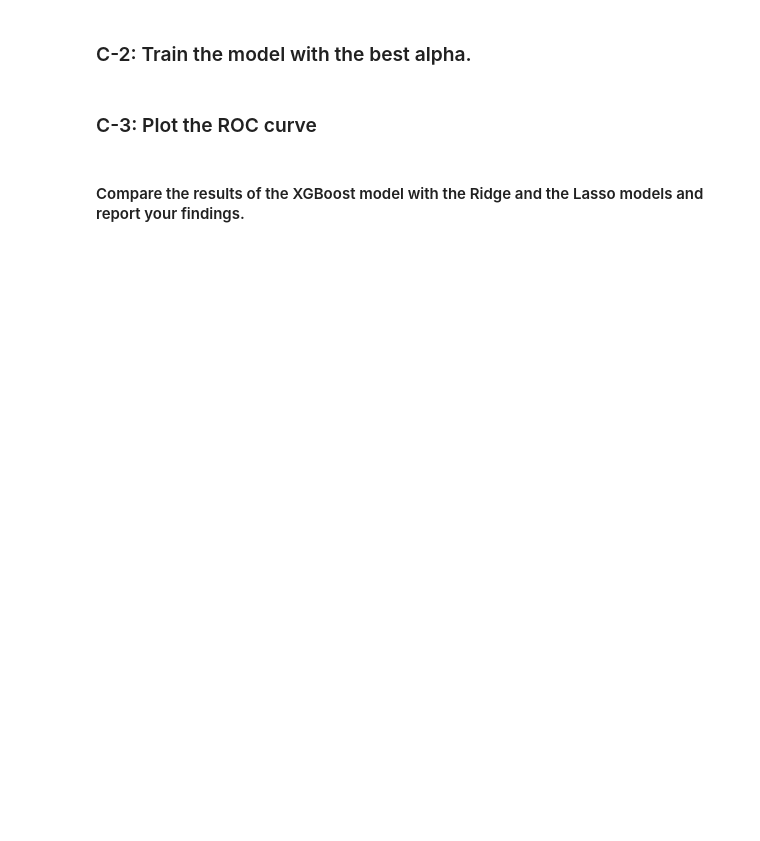
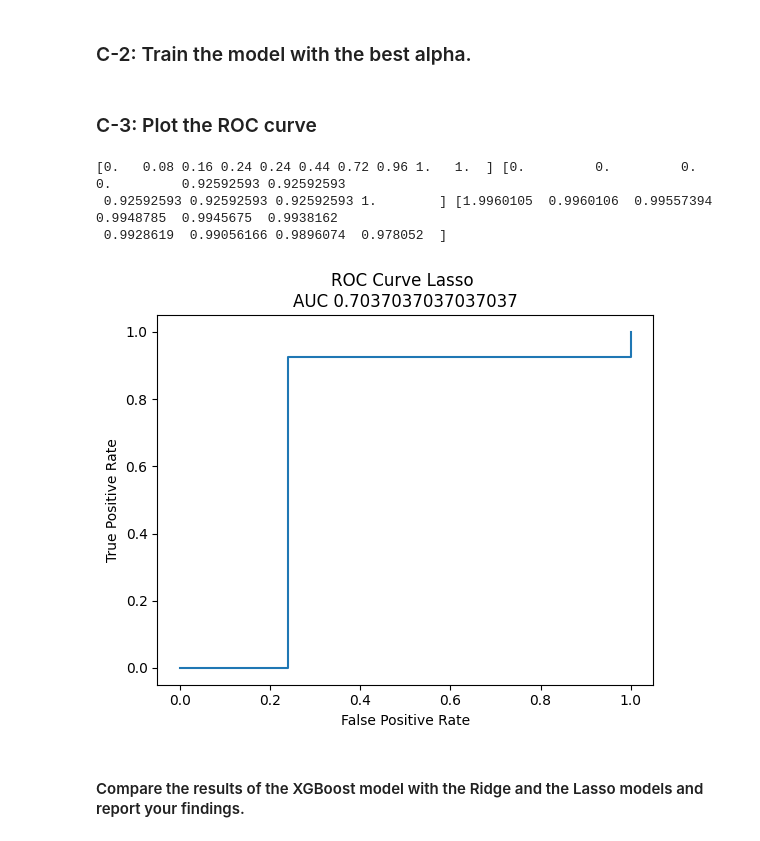
Before and after one commit to Tombo-Combo77/633Hw2, a Jupyter notebook: CSCE633_HW2_Starter_Notebook.ipynb, the cells around one changed output. Saved outputs shown, nothing was run; the diff lists cells and outputs as text; code cells hidden in the pictures; blank space fills up the shorter version.

```diff
--- a/CSCE633_HW2_Starter_Notebook.ipynb
+++ b/CSCE633_HW2_Starter_Notebook.ipynb
@@ -818,2 +844,10 @@ ModuleNotFoundError: No module named 'xgboost'
+# %%
+## YOUR CODE HERE
+#I am more or less just extracting what I wrote above
+params = {'objective': 'reg:squarederror', 'max_depth':100, 'eta': opt_alphaX} #By default, the L2 param (lambda) is 1 and L1 is 0. This uses L2 norm.
+dtrain_reg = xgb.DMatrix(trFeat, trLbl, enable_categorical = True)
+dtest_reg = xgb.DMatrix(tstFeat, tstLbl, enable_categorical = True)
+model_X = xgb.XGBClassifier(**params)
+model_X = model_X.fit(tstFeat, tstLbl)
 # %% [markdown]
 ### C-3: Plot the ROC curve
@@ -822,2 +854,20 @@ ModuleNotFoundError: No module named 'xgboost'
+# %%
+## YOUR CODE HERE
+fpr, tpr, thresholds = metrics.roc_curve(tstLbl, np.amax(model_X.predict_proba(tstFeat), axis=-1))
+auc = metrics.auc(fpr, tpr)
+
+print(fpr, tpr, thresholds)
+#Plotting the ROC curve
+plt.plot(fpr, tpr)
+plt.xlabel("False Positive Rate")
+plt.ylabel("True Positive Rate")
+plt.title("ROC Curve Lasso \nAUC {}".format(auc))
+#I didnt add a legend because I wasnt certain of what it would include
+plt.show()
+# %% [output]
+[0.   0.08 0.16 0.24 0.24 0.44 0.72 0.96 1.   1.  ] [0.         0.         0.         0.         0.92592593 0.92592593
+ 0.92592593 0.92592593 0.92592593 1.        ] [1.9960105  0.9960106  0.99557394 0.9948785  0.9945675  0.9938162
+ 0.9928619  0.99056166 0.9896074  0.978052  ]
+[figure, added]
 # %% [markdown]
 #### Compare the results of the XGBoost model with the Ridge and the Lasso models and report your findings.
```
Also changed, not shown: parts of 12 cells of this notebook.
